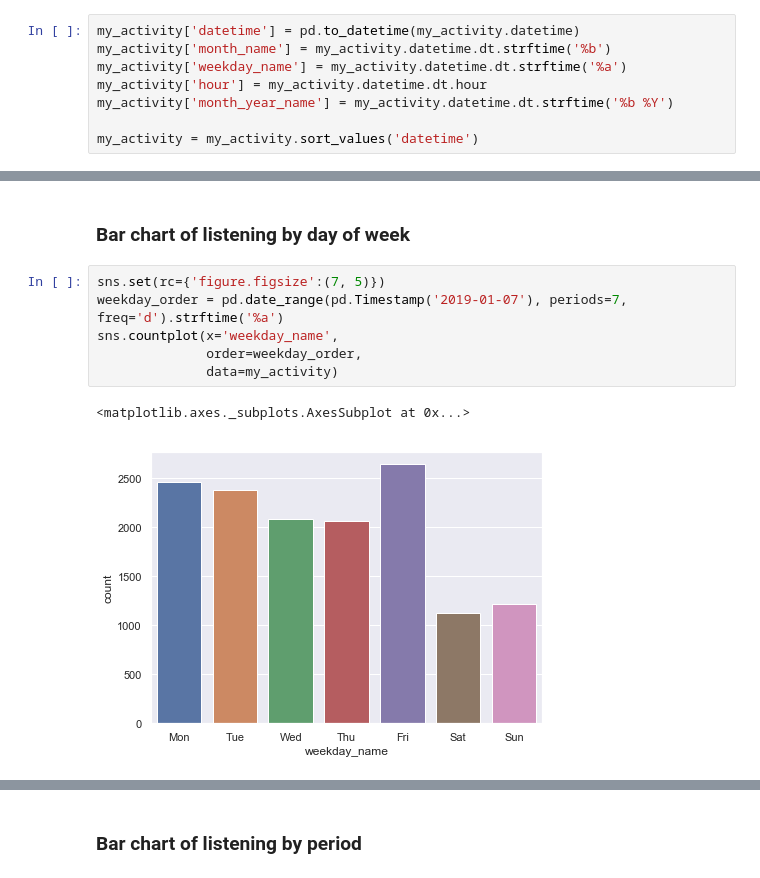
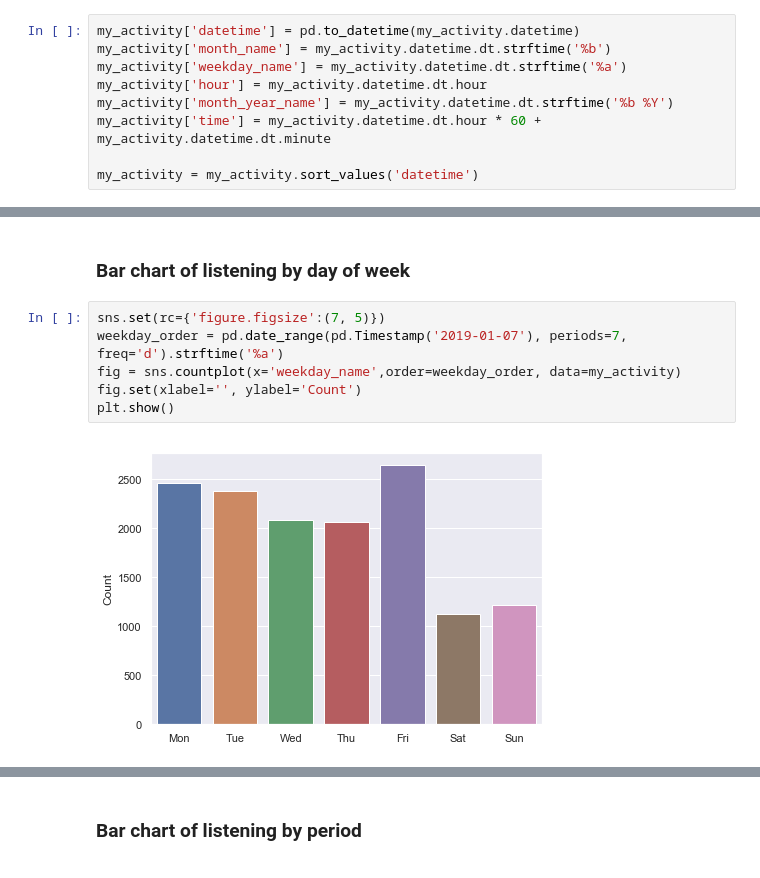
Before and after one commit to vpozdnyakov/music_activity_analysis, a Jupyter notebook: google_play_music_activity_analysis.ipynb, the cells around one changed output, grey strips where cells are left out. Drawn from its saved outputs; the diff is of its cells as text.

```diff
--- a/google_play_music_activity_analysis.ipynb
+++ b/google_play_music_activity_analysis.ipynb
@@ -43,6 +43,7 @@ my_activity['month_name'] = my_activity.datetime.dt.strftime('%b')
 my_activity['weekday_name'] = my_activity.datetime.dt.strftime('%a')
 my_activity['hour'] = my_activity.datetime.dt.hour
 my_activity['month_year_name'] = my_activity.datetime.dt.strftime('%b %Y')
+my_activity['time'] = my_activity.datetime.dt.hour * 60 + my_activity.datetime.dt.minute
 
 my_activity = my_activity.sort_values('datetime')
 # %%
@@ -110,9 +122,8 @@ sns.catplot(x="hour", row="weekday_name", row_order=weekday_order,
 # %%
 sns.set(rc={'figure.figsize':(7, 5)})
 weekday_order = pd.date_range(pd.Timestamp('2019-01-07'), periods=7, freq='d').strftime('%a')
-sns.countplot(x='weekday_name',
-              order=weekday_order,
-              data=my_activity)
+fig = sns.countplot(x='weekday_name',order=weekday_order, data=my_activity)
+fig.set(xlabel='', ylabel='Count')
+plt.show()
 # %% [output]
-<matplotlib.axes._subplots.AxesSubplot at 0x...>
-[figure, old version]
+[figure, new version]
```
Also changed, not shown: parts of 9 cells of this notebook.
